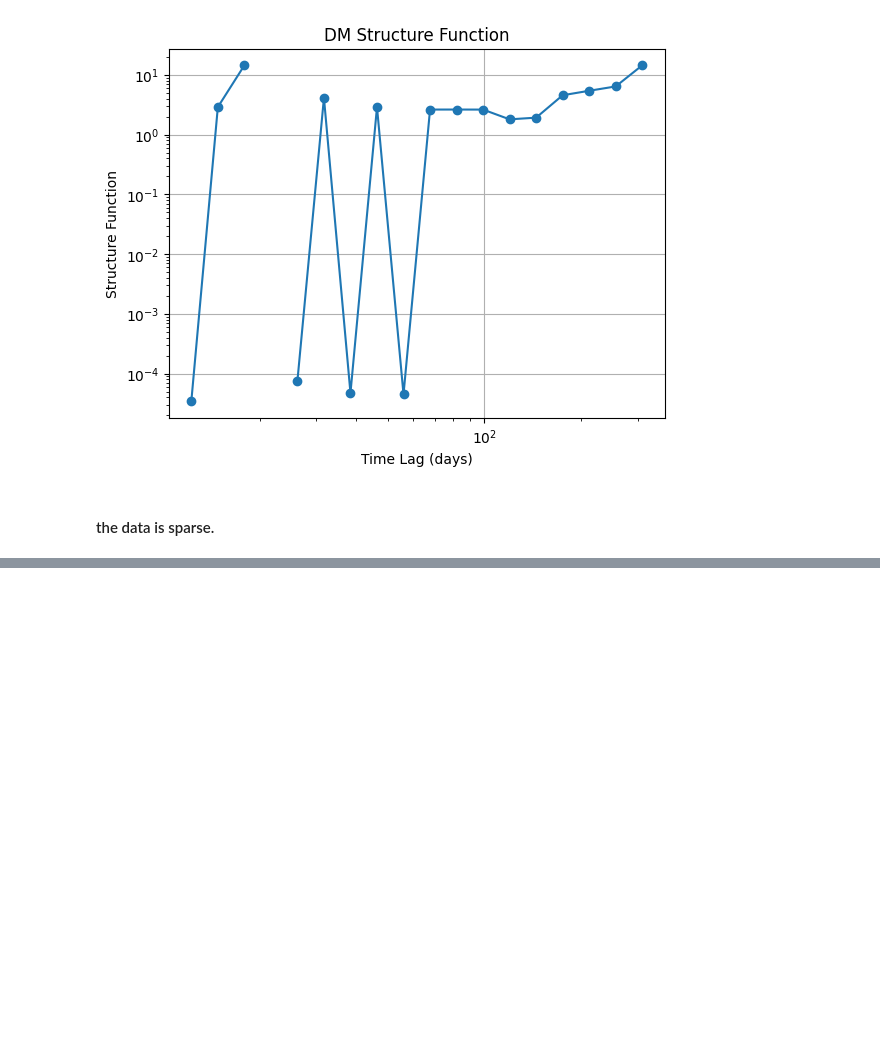
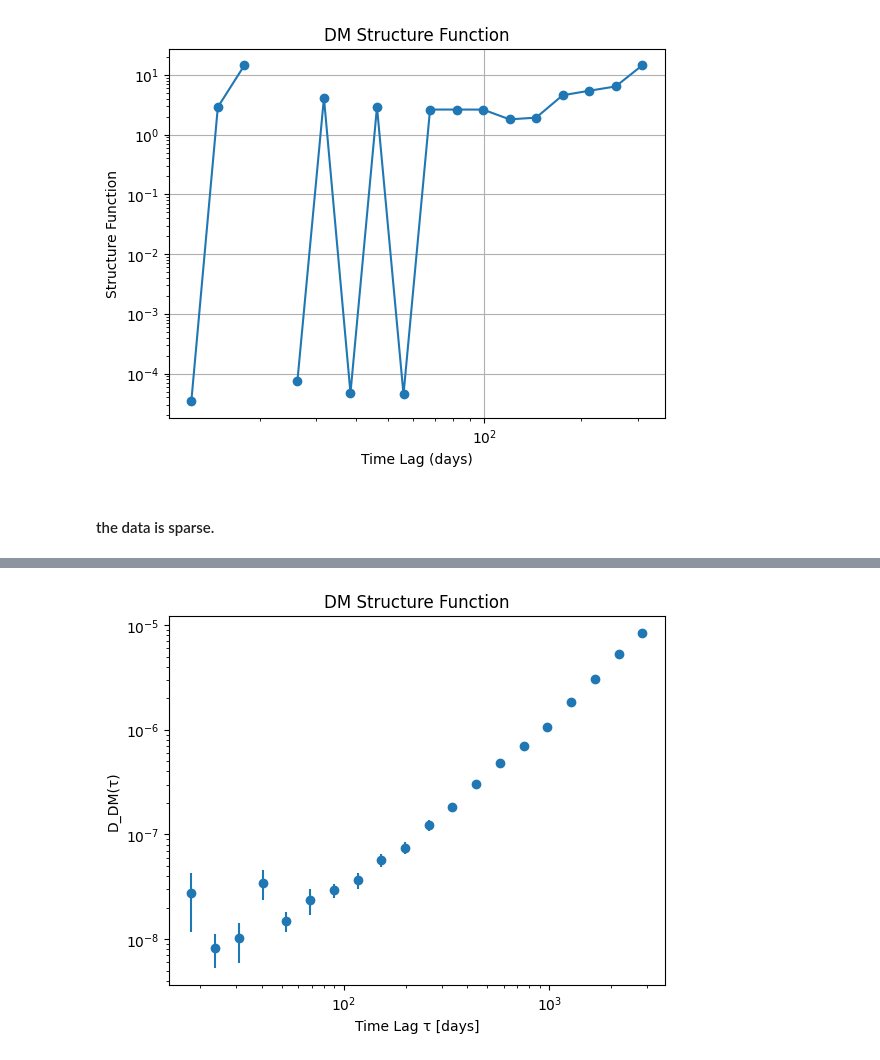
Before and after one commit to sonjaove/random-progs, a Jupyter notebook: corr.ipynb, the cells around one changed output, grey strips where cells are left out. Cells and saved outputs as stored; diff of their text form; code cells hidden in the pictures; blank space fills up the shorter version.

Commit message:
more code to get a few plots, don't really understand whats happening, need to look at it once again.

```diff
--- a/corr.ipynb
+++ b/corr.ipynb
@@ -549,0 +615,80 @@ plt.show()
+# %%
+import numpy as np
+import matplotlib.pyplot as plt
+
+def dm_structure_function(epochs, dm_values, nbins=20):
+    """
+    Compute the 2nd-order structure function for DM variations.
+
+    Parameters
+    ----------
+    epochs : array-like
+        Times in MJD.
+    dm_values : array-like
+        Dispersion measures at those epochs.
+    nbins : int
+        Number of log-spaced bins for tau.
+
+    Returns
+    -------
+    tau_centers : array
+        Bin centers (time lag in days).
+    DDM : array
+        Structure function values for each bin.
+    DDM_err : array
+        Errors (std / sqrt(N)) for each bin.
+    """
+
+    epochs = np.array(epochs)
+    dm_values = np.array(dm_values)
+
+    # subtract mean DM
+    dm_resid = dm_values - np.mean(dm_values)
+
+    # pairwise time lags and squared diffs
+    N = len(epochs)
+    tau = []
+    sqdiffs = []
+    for i in range(N):
+        for j in range(i+1, N):
+            dt = abs(epochs[j] - epochs[i])
+            diff = dm_resid[j] - dm_resid[i]
+            tau.append(dt)
+            sqdiffs.append(diff**2)
+
+    tau = np.array(tau)
+    sqdiffs = np.array(sqdiffs)
+
+    # log-spaced bins
+    bins = np.logspace(np.log10(np.min(tau)), np.log10(np.max(tau)), nbins+1)
+    tau_centers = np.sqrt(bins[:-1] * bins[1:])  # geometric mean for center
+    DDM = np.zeros(nbins)
+    DDM_err = np.zeros(nbins)
+
+    for k in range(nbins):
+        mask = (tau >= bins[k]) & (tau < bins[k+1])
+        if np.any(mask):
+            vals = sqdiffs[mask]
+            DDM[k] = np.mean(vals)
+            DDM_err[k] = np.std(vals) / np.sqrt(len(vals))
+        else:
+            DDM[k] = np.nan
+            DDM_err[k] = np.nan
+
+    return tau_centers, DDM, DDM_err
+
+
+# === Example usage with your single-file data ===
+# epochs, dm_values = ...  # from the par-file parsing script
+
+tau, DDM, DDM_err = dm_structure_function(epochs, dm_values)
+
+plt.errorbar(tau, DDM, yerr=DDM_err, fmt='o')
+plt.xscale("log")
+plt.yscale("log")
+plt.xlabel("Time Lag τ [days]")
+plt.ylabel("D_DM(τ)")
+plt.title("DM Structure Function")
+plt.show()
+# %% [output]
+[figure, added]
```
Also changed, not shown: parts of 8 cells of this notebook.
